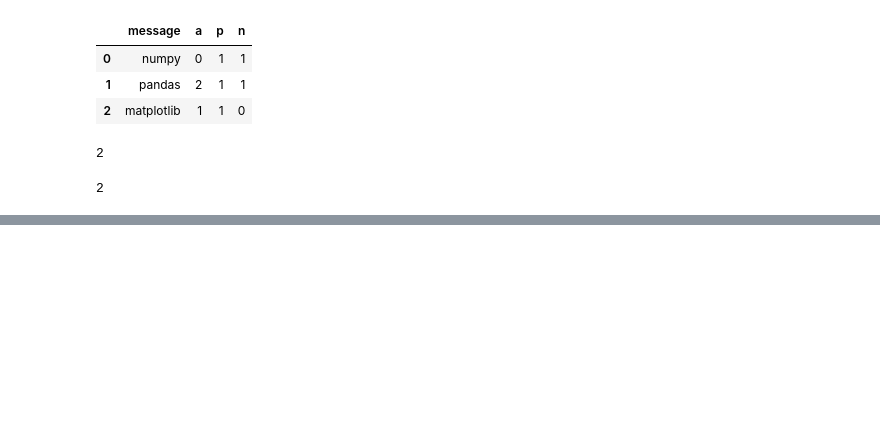
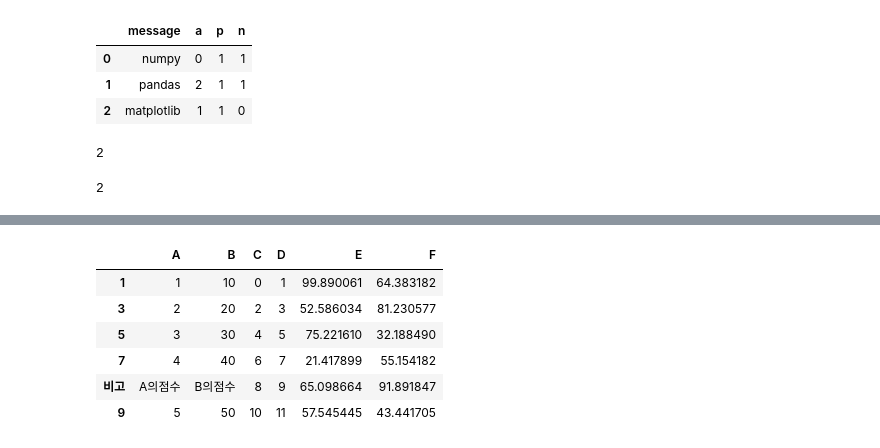
Before and after one commit to freamwork97/TIS, a Jupyter notebook: 판다스연습.ipynb, the cells around one changed output, grey strips where cells are left out. Cells and saved outputs as stored; diff of their text form; code cells hidden in the pictures; blank space fills up the shorter version.

```diff
--- a/판다스연습.ipynb
+++ b/판다스연습.ipynb
@@ -244,0 +724,2 @@ data
+# %%
+df['D'] = 0
@@ -244,0 +735,2 @@ data
+# %%
+df['D'] = np.nan # 결측치
@@ -244,0 +746,2 @@ data
+# %%
+df.loc[9] = [5,50,8,9]
@@ -244,0 +757,2 @@ data
+# %%
+df[['C','D']]= np.arange(0,12).reshape(6,2)
@@ -244,0 +769,15 @@ data
+# %%
+# 연습 : 두개 칼럼 추가
+# 칼럼명 임의로
+# 값은 np.random.random()*100을 이용
+
+df[['E','F']]= np.random.random((6,2))*100
+display(df)
+# %% [output]
+|  | A | B | C | D | E | F |
+| 1 | 1 | 10 | 0 | 1 | 99.890061 | 64.383182 |
+| 3 | 2 | 20 | 2 | 3 | 52.586034 | 81.230577 |
+| 5 | 3 | 30 | 4 | 5 | 75.221610 | 32.188490 |
+| 7 | 4 | 40 | 6 | 7 | 21.417899 | 55.154182 |
+| 비고 | A의점수 | B의점수 | 8 | 9 | 65.098664 | 91.891847 |
+| 9 | 5 | 50 | 10 | 11 | 57.545445 | 43.441705 |
```
Also changed, not shown: parts of 40 cells of this notebook.
